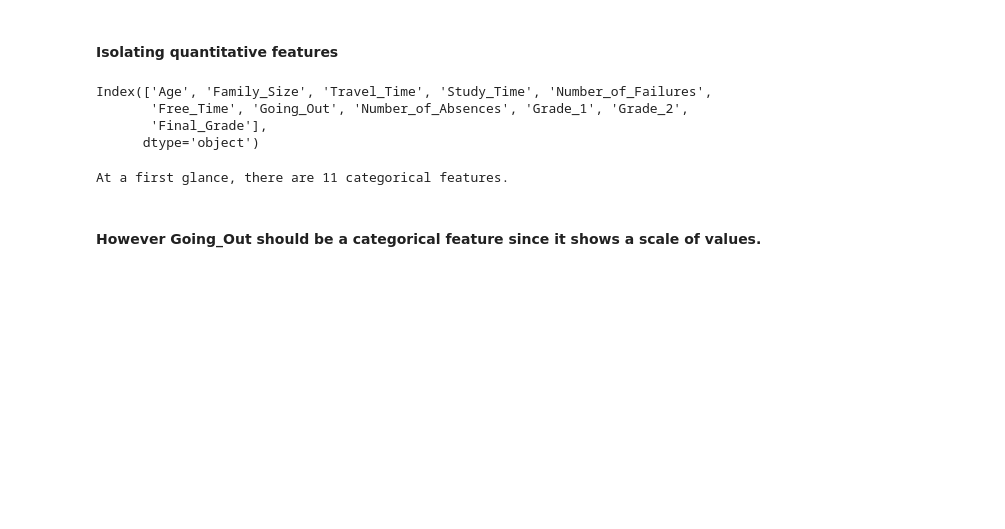
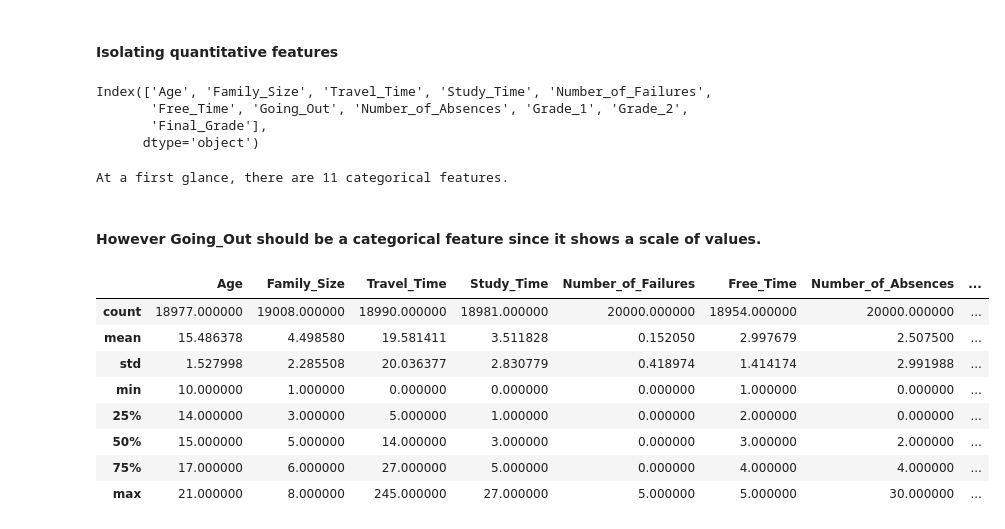
Before and after one commit to mrme77/School_DropOuts, a Jupyter notebook: Analysis.ipynb, the cells around one changed output. Cells and saved outputs as stored; diff of their text form; code cells hidden in the pictures; blank space fills up the shorter version.

```diff
--- a/Analysis.ipynb
+++ b/Analysis.ipynb
@@ -101,3 +117,16 @@ At a first glance, there are 11 categorical features.
 #### However Going_Out should be a categorical feature since it shows a scale of values.
 # %%
 df['Going_Out'] = df['Going_Out'].astype('str')
+# %%
+numeric_cols = df.select_dtypes(exclude='object').columns
+df[numeric_cols].describe()
+# %% [output]
+|  | Age | Family_Size | Travel_Time | Study_Time | Number_of_Failures | Free_Time | Number_of_Absences | ... |
+| count | 18977.000000 | 19008.000000 | 18990.000000 | 18981.000000 | 20000.000000 | 18954.000000 | 20000.000000 | ... |
+| mean | 15.486378 | 4.498580 | 19.581411 | 3.511828 | 0.152050 | 2.997679 | 2.507500 | ... |
+| std | 1.527998 | 2.285508 | 20.036377 | 2.830779 | 0.418974 | 1.414174 | 2.991988 | ... |
+| min | 10.000000 | 1.000000 | 0.000000 | 0.000000 | 0.000000 | 1.000000 | 0.000000 | ... |
+| 25% | 14.000000 | 3.000000 | 5.000000 | 1.000000 | 0.000000 | 2.000000 | 0.000000 | ... |
+| 50% | 15.000000 | 5.000000 | 14.000000 | 3.000000 | 0.000000 | 3.000000 | 2.000000 | ... |
+| 75% | 17.000000 | 6.000000 | 27.000000 | 5.000000 | 0.000000 | 4.000000 | 4.000000 | ... |
+| max | 21.000000 | 8.000000 | 245.000000 | 27.000000 | 5.000000 | 5.000000 | 30.000000 | ... |
```
Also changed, not shown: parts of 4 cells of this notebook, 1 other file.
